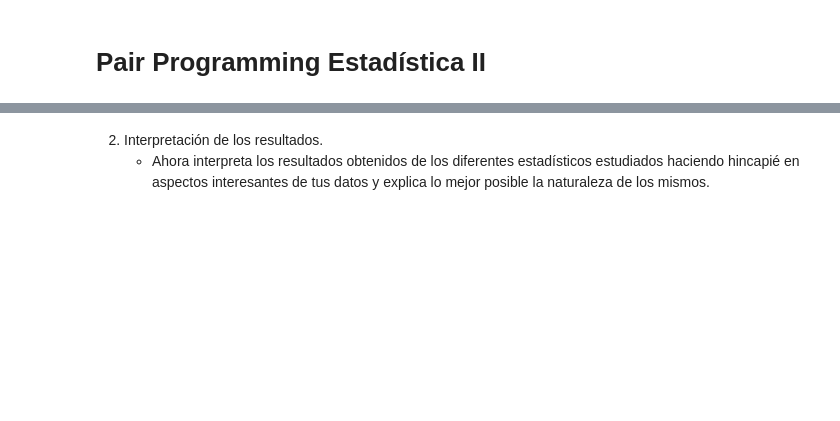
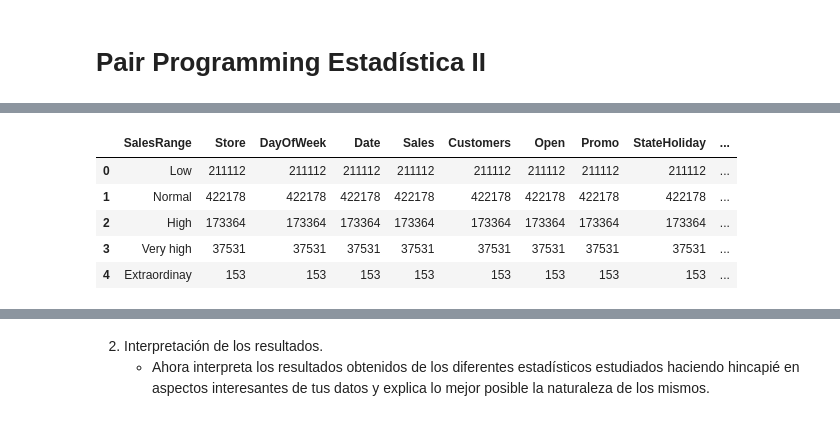
Before and after one commit to Adalab/promo-d-da-modulo2-sprint1-cassia-maitane, a Jupyter notebook: estadistica/estadistica-II-cuartiles-tabla-frecuencias.ipynb, the cells around one changed output, grey strips where cells are left out. Saved outputs shown, nothing was run; the diff lists cells and outputs as text; code cells hidden in the pictures; blank space fills up the shorter version.

```diff
--- a/estadistica/estadistica-II-cuartiles-tabla-frecuencias.ipynb
+++ b/estadistica/estadistica-II-cuartiles-tabla-frecuencias.ipynb
@@ -23,0 +115,11 @@ Los objetivos de hoy son:
+# %%
+# Obtenemos la tabla de frecuencias absolutas
+df_store = df.groupby('SalesRange').count().reset_index()
+df_store
+# %% [output]
+|  | SalesRange | Store | DayOfWeek | Date | Sales | Customers | Open | Promo | StateHoliday | ... |
+| 0 | Low | 211112 | 211112 | 211112 | 211112 | 211112 | 211112 | 211112 | 211112 | ... |
+| 1 | Normal | 422178 | 422178 | 422178 | 422178 | 422178 | 422178 | 422178 | 422178 | ... |
+| 2 | High | 173364 | 173364 | 173364 | 173364 | 173364 | 173364 | 173364 | 173364 | ... |
+| 3 | Very high | 37531 | 37531 | 37531 | 37531 | 37531 | 37531 | 37531 | 37531 | ... |
+| 4 | Extraordinay | 153 | 153 | 153 | 153 | 153 | 153 | 153 | 153 | ... |
```
Also changed, not shown: parts of 19 cells of this notebook, 2 other files.
